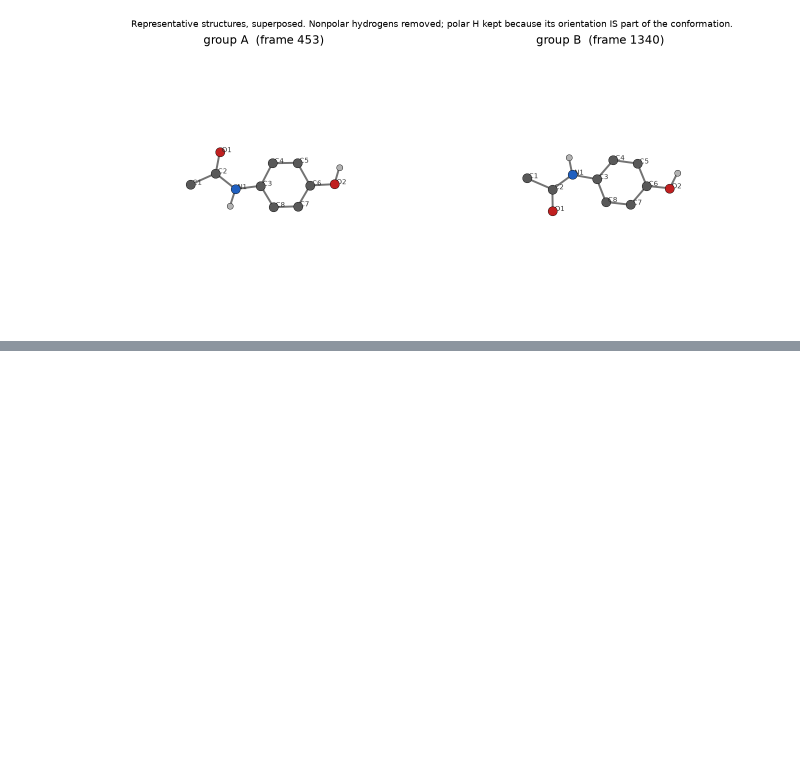
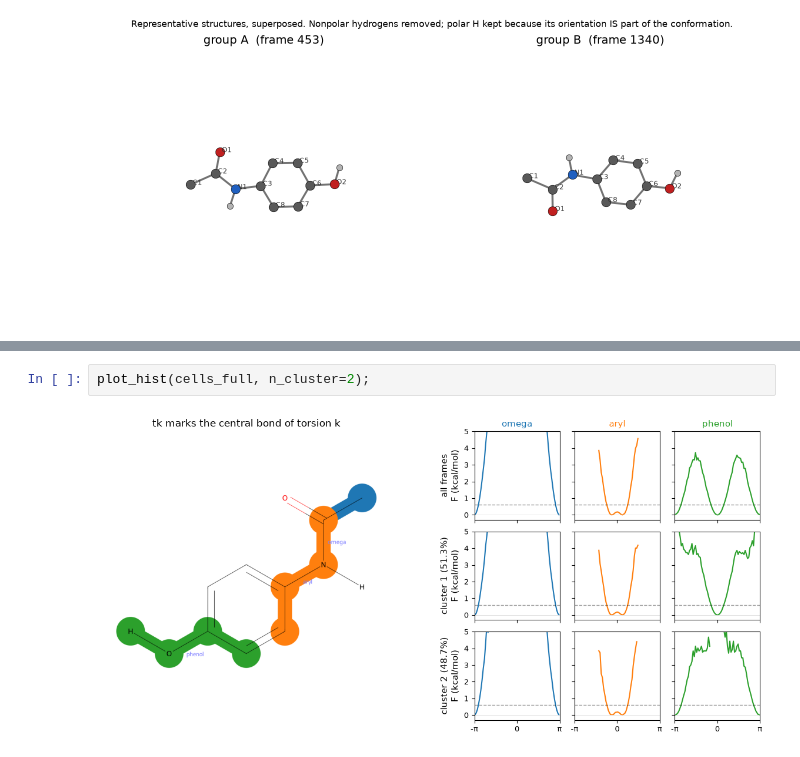
Before and after one commit to csy0000/MD-tools, a Jupyter notebook: docs/tutorial/paracetamol/analysis/clustering.ipynb, the cells around one changed output, grey strips where cells are left out. Saved outputs shown, nothing was run; the diff lists cells and outputs as text; blank space fills up the shorter version.

```diff
--- a/docs/tutorial/paracetamol/analysis/clustering.ipynb
+++ b/docs/tutorial/paracetamol/analysis/clustering.ipynb
@@ -523,0 +280,4 @@ display(Image(filename="representatives.png"))
+# %%
+plot_hist(cells_full, n_cluster=2);
+# %% [output]
+[figure, added]
```
Also changed, not shown: parts of 39 cells of this notebook, 20 other files.
